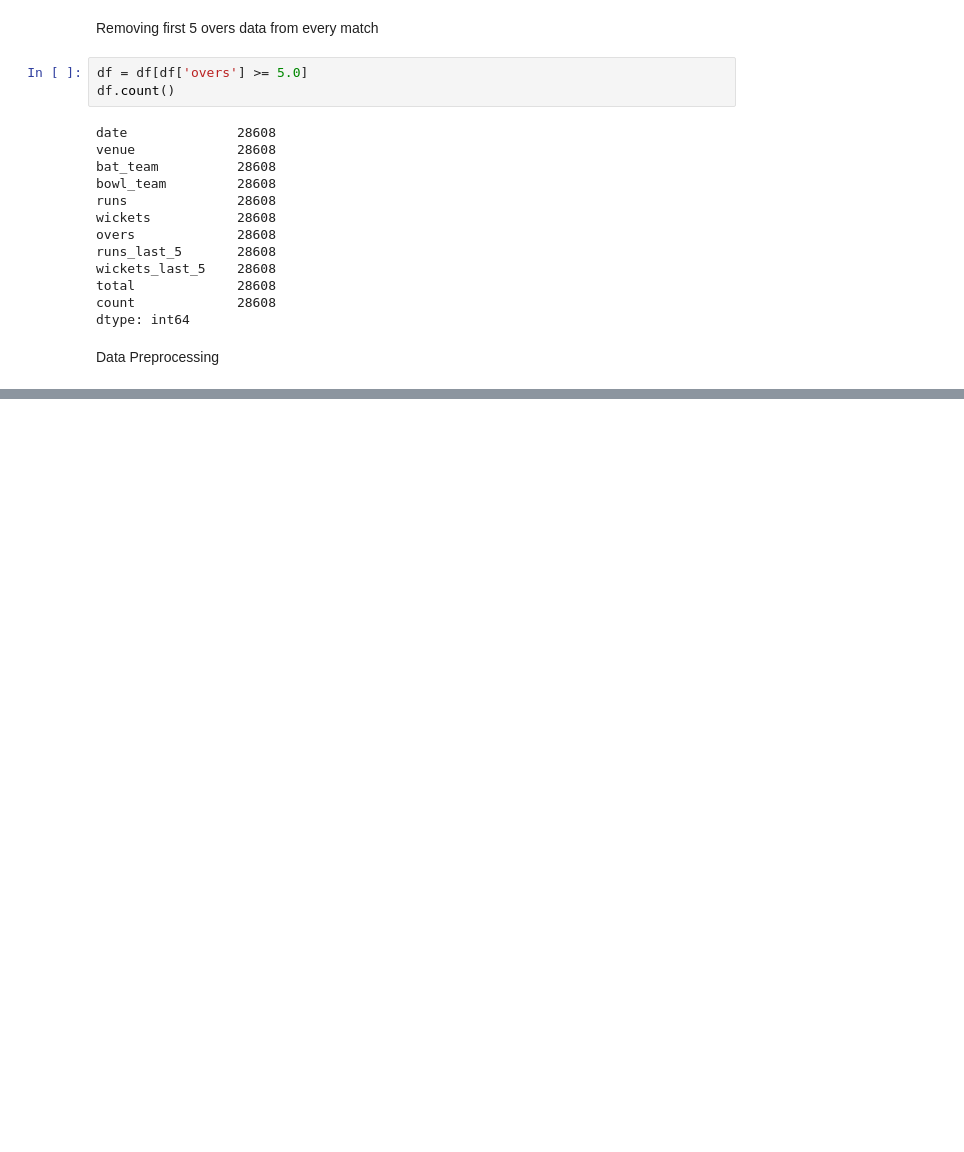
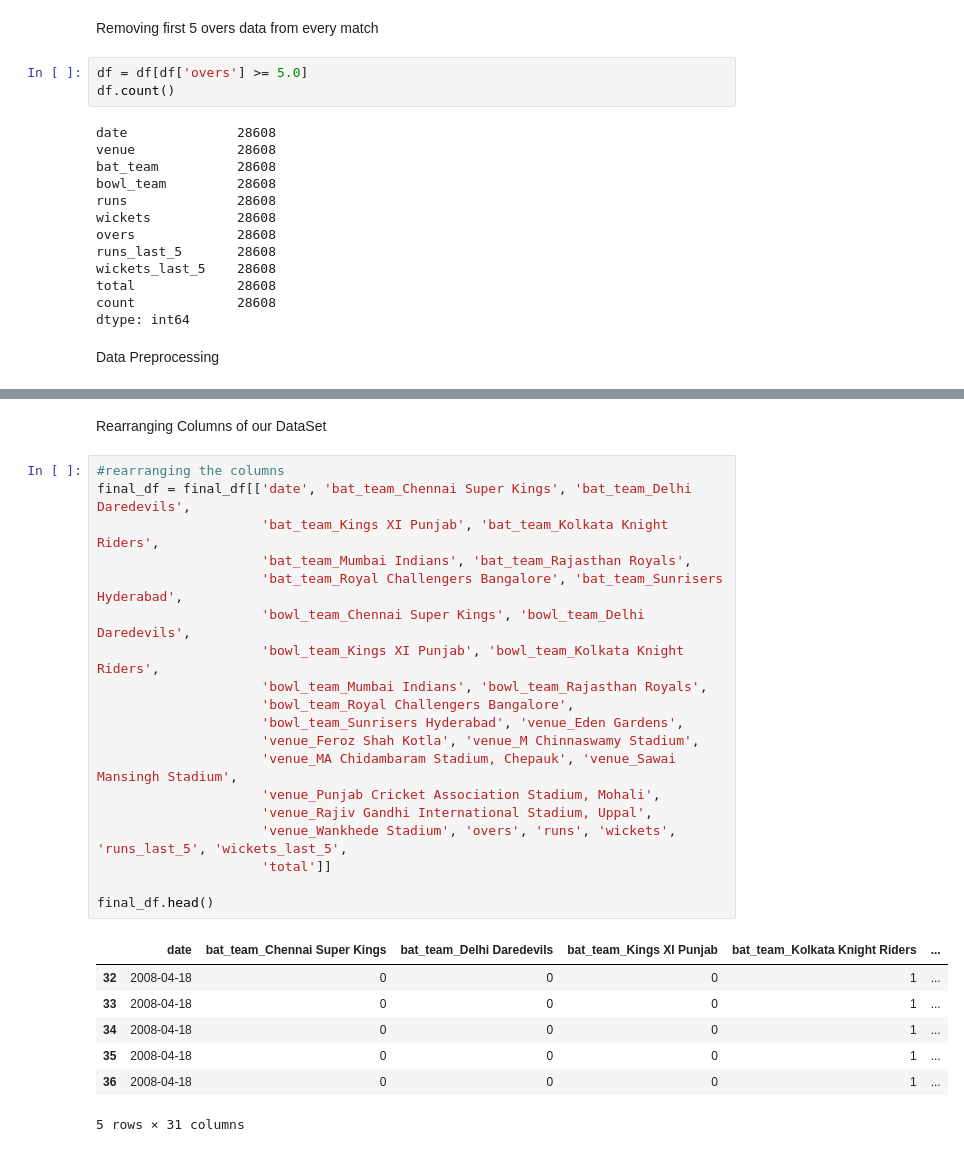
Before and after one commit to ANUPAMA0221/ML_Project, a Jupyter notebook: IPL.ipynb, the cells around one changed output, grey strips where cells are left out. Cells and saved outputs as stored; diff of their text form; blank space fills up the shorter version.

```diff
--- a/IPL.ipynb
+++ b/IPL.ipynb
@@ -162,0 +186,29 @@ Data Preprocessing
+# %% [markdown]
+Rearranging Columns of our DataSet
+# %%
+#rearranging the columns
+final_df = final_df[['date', 'bat_team_Chennai Super Kings', 'bat_team_Delhi Daredevils',
+                     'bat_team_Kings XI Punjab', 'bat_team_Kolkata Knight Riders',
+                     'bat_team_Mumbai Indians', 'bat_team_Rajasthan Royals',
+                     'bat_team_Royal Challengers Bangalore', 'bat_team_Sunrisers Hyderabad',
+                     'bowl_team_Chennai Super Kings', 'bowl_team_Delhi Daredevils',
+                     'bowl_team_Kings XI Punjab', 'bowl_team_Kolkata Knight Riders',
+                     'bowl_team_Mumbai Indians', 'bowl_team_Rajasthan Royals',
+                     'bowl_team_Royal Challengers Bangalore',
+                     'bowl_team_Sunrisers Hyderabad', 'venue_Eden Gardens',
+                     'venue_Feroz Shah Kotla', 'venue_M Chinnaswamy Stadium',
+                     'venue_MA Chidambaram Stadium, Chepauk', 'venue_Sawai Mansingh Stadium',
+                     'venue_Punjab Cricket Association Stadium, Mohali',
+                     'venue_Rajiv Gandhi International Stadium, Uppal',
+                     'venue_Wankhede Stadium', 'overs', 'runs', 'wickets', 'runs_last_5', 'wickets_last_5',
+                     'total']]
+
+final_df.head()
+# %% [output]
+|  | date | bat_team_Chennai Super Kings | bat_team_Delhi Daredevils | bat_team_Kings XI Punjab | bat_team_Kolkata Knight Riders | ... |
+| 32 | 2008-04-18 | 0 | 0 | 0 | 1 | ... |
+| 33 | 2008-04-18 | 0 | 0 | 0 | 1 | ... |
+| 34 | 2008-04-18 | 0 | 0 | 0 | 1 | ... |
+| 35 | 2008-04-18 | 0 | 0 | 0 | 1 | ... |
+| 36 | 2008-04-18 | 0 | 0 | 0 | 1 | ... |
+5 rows × 31 columns
```
Also changed, not shown: parts of 4 cells of this notebook.
